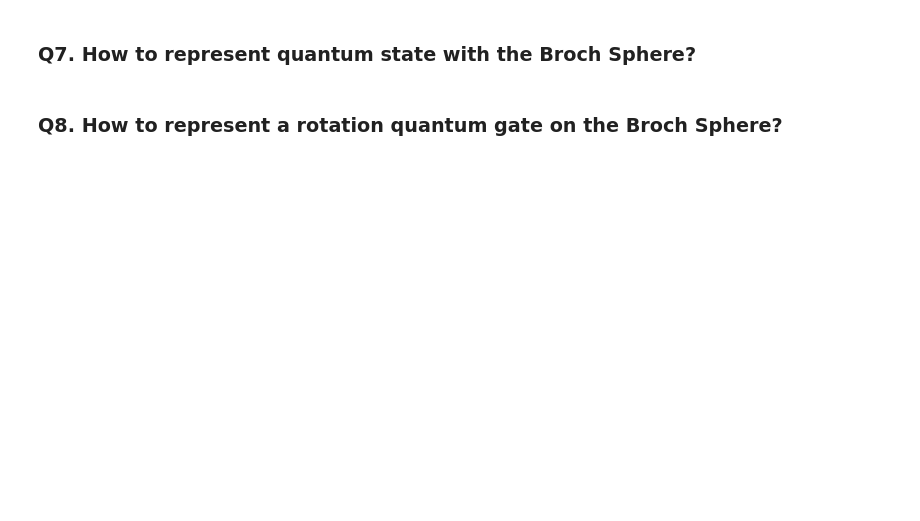
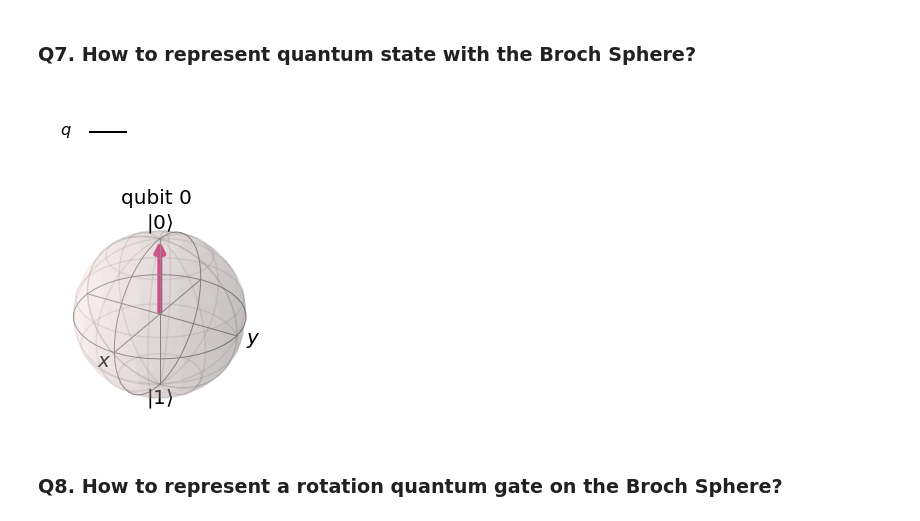
Before and after one commit to Chibikuri/Assignment, a Jupyter notebook: 1.one_qubit/Notebook.ipynb, the cells around one changed output. Saved outputs shown, nothing was run; the diff lists cells and outputs as text; code cells hidden in the pictures; blank space fills up the shorter version.

```diff
--- a/1.one_qubit/Notebook.ipynb
+++ b/1.one_qubit/Notebook.ipynb
@@ -38,4 +88,12 @@ $$|\psi_6\rangle = HR_z\Big(\frac{\pi}{2}\Big)H|0\rangle$$
 # %% [markdown]
 ### Q7. How to represent quantum state with the Broch Sphere?
+# %%
+qc = QuantumCircuit(1)
+display(qc.draw(output = 'mpl'))
+job = execute(qc, statevector).result().get_statevector()
+plot_bloch_multivector(job)
+# %% [output]
+[figure, added]
+[figure, added]
 # %% [markdown]
 ### Q8. How to represent a rotation quantum gate on the Broch Sphere?
```
Also changed, not shown: parts of 9 cells of this notebook.
